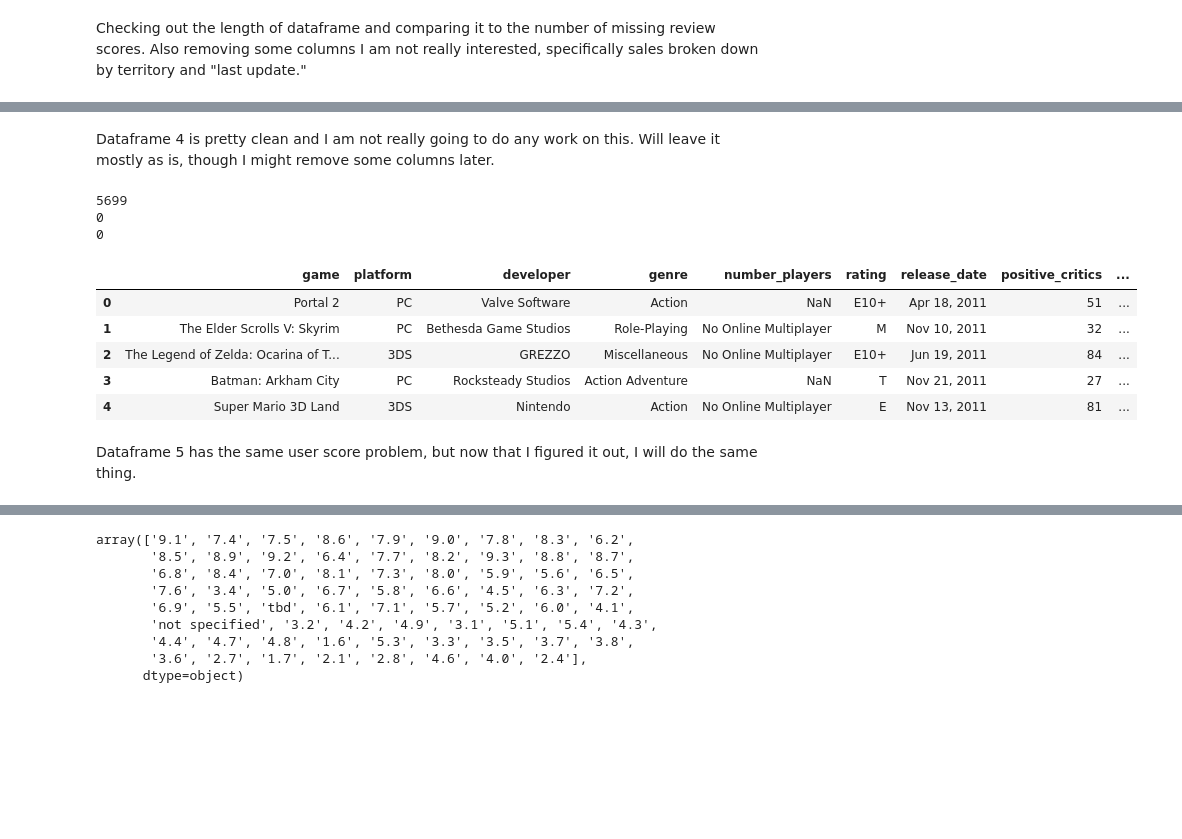
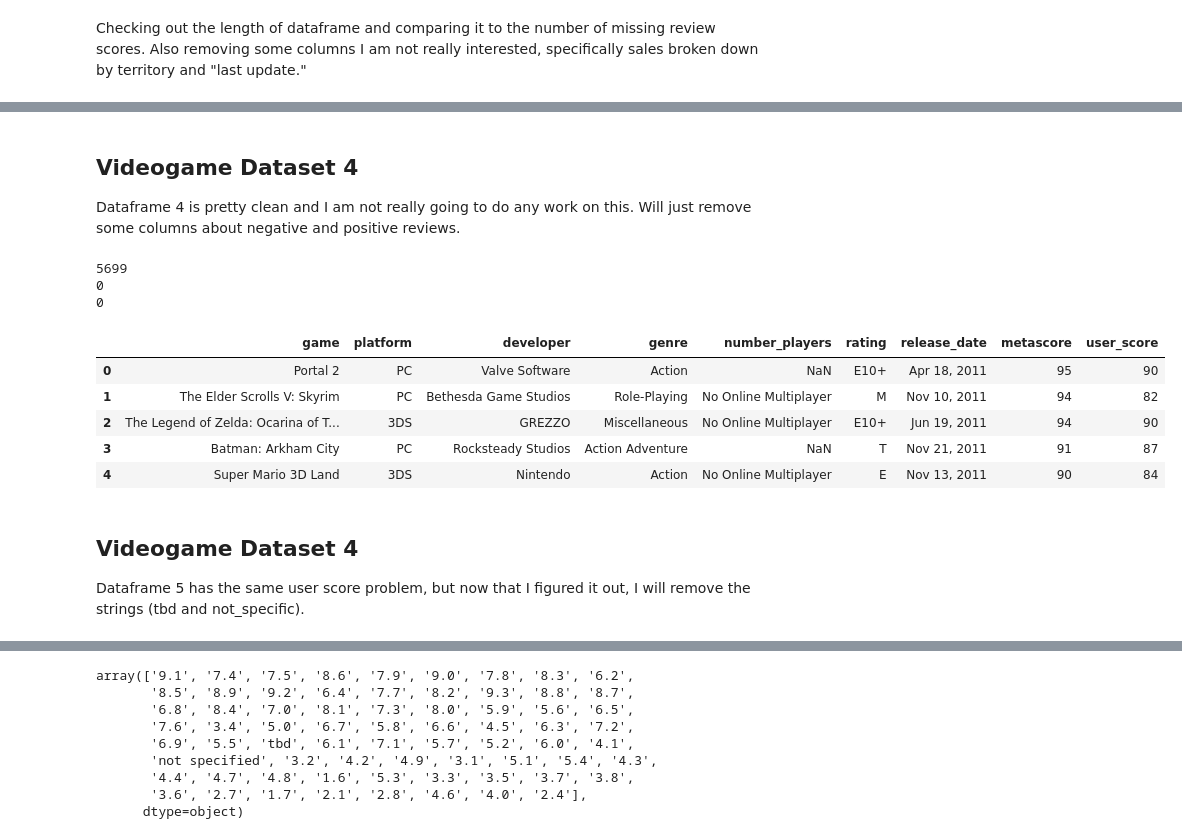
Before and after one commit to OrenRoss/nycdsa_python, a Jupyter notebook: VG_review_merging.ipynb, the cells around one changed output, grey strips where cells are left out. Drawn from its saved outputs; the diff is of its cells as text; code cells hidden in the pictures; blank space fills up the shorter version.

```diff
--- a/VG_review_merging.ipynb
+++ b/VG_review_merging.ipynb
@@ -140,19 +156,26 @@ vg2.info()
 # %% [markdown]
-Dataframe 4 is pretty clean and I am not really going to do any work on this. Will leave it mostly as is, though I might remove some columns later.
+## Videogame Dataset 4
+
+Dataframe 4 is pretty clean and I am not really going to do any work on this. Will just remove some columns about negative and positive reviews.
 # %%
 print(len(vg4))
 print(vg4['metascore'].isna().sum())
 print(vg4['user_score'].isna().sum())
+vg4.drop(columns=['positive_critics', 'neutral_critics', 'negative_critics',
+                        'positive_users', 'neutral_users','negative_users'], inplace=True)
+
 vg4.head()
 # %% [output]
 5699
 0
 0
-|  | game | platform | developer | genre | number_players | rating | release_date | positive_critics | ... |
-| 0 | Portal 2 | PC | Valve Software | Action | NaN | E10+ | Apr 18, 2011 | 51 | ... |
-| 1 | The Elder Scrolls V: Skyrim | PC | Bethesda Game Studios | Role-Playing | No Online Multiplayer | M | Nov 10, 2011 | 32 | ... |
-| 2 | The Legend of Zelda: Ocarina of T... | 3DS | GREZZO | Miscellaneous | No Online Multiplayer | E10+ | Jun 19, 2011 | 84 | ... |
-| 3 | Batman: Arkham City | PC | Rocksteady Studios | Action Adventure | NaN | T | Nov 21, 2011 | 27 | ... |
-| 4 | Super Mario 3D Land | 3DS | Nintendo | Action | No Online Multiplayer | E | Nov 13, 2011 | 81 | ... |
+|  | game | platform | developer | genre | number_players | rating | release_date | metascore | user_score |
+| 0 | Portal 2 | PC | Valve Software | Action | NaN | E10+ | Apr 18, 2011 | 95 | 90 |
+| 1 | The Elder Scrolls V: Skyrim | PC | Bethesda Game Studios | Role-Playing | No Online Multiplayer | M | Nov 10, 2011 | 94 | 82 |
+| 2 | The Legend of Zelda: Ocarina of T... | 3DS | GREZZO | Miscellaneous | No Online Multiplayer | E10+ | Jun 19, 2011 | 94 | 90 |
+| 3 | Batman: Arkham City | PC | Rocksteady Studios | Action Adventure | NaN | T | Nov 21, 2011 | 91 | 87 |
+| 4 | Super Mario 3D Land | 3DS | Nintendo | Action | No Online Multiplayer | E | Nov 13, 2011 | 90 | 84 |
 # %% [markdown]
-Dataframe 5 has the same user score problem, but now that I figured it out, I will do the same thing.
+## Videogame Dataset 4
+
+Dataframe 5 has the same user score problem, but now that I figured it out, I will remove the strings (tbd and not_specific).
```
Also changed, not shown: parts of 55 cells of this notebook, 12 other files.
